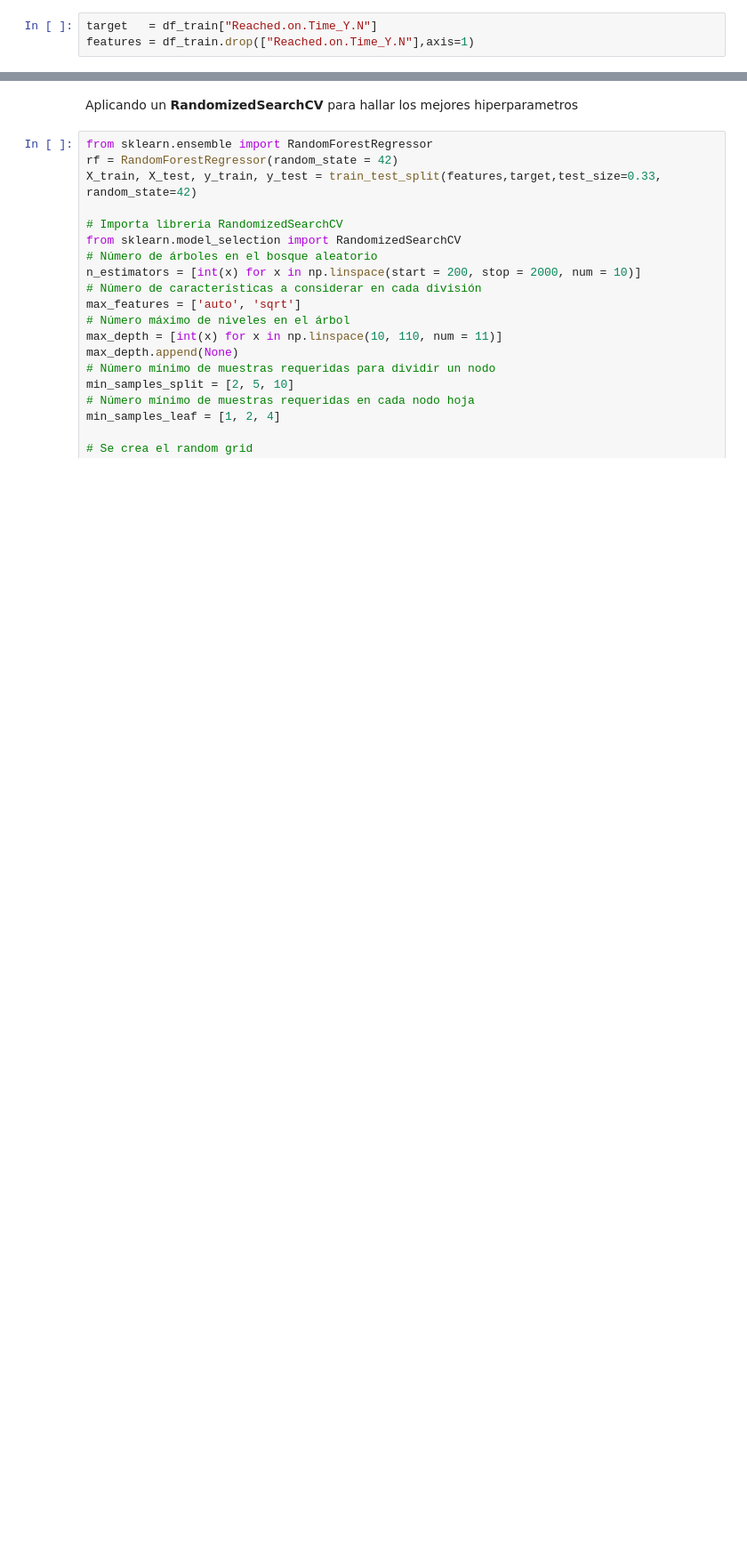
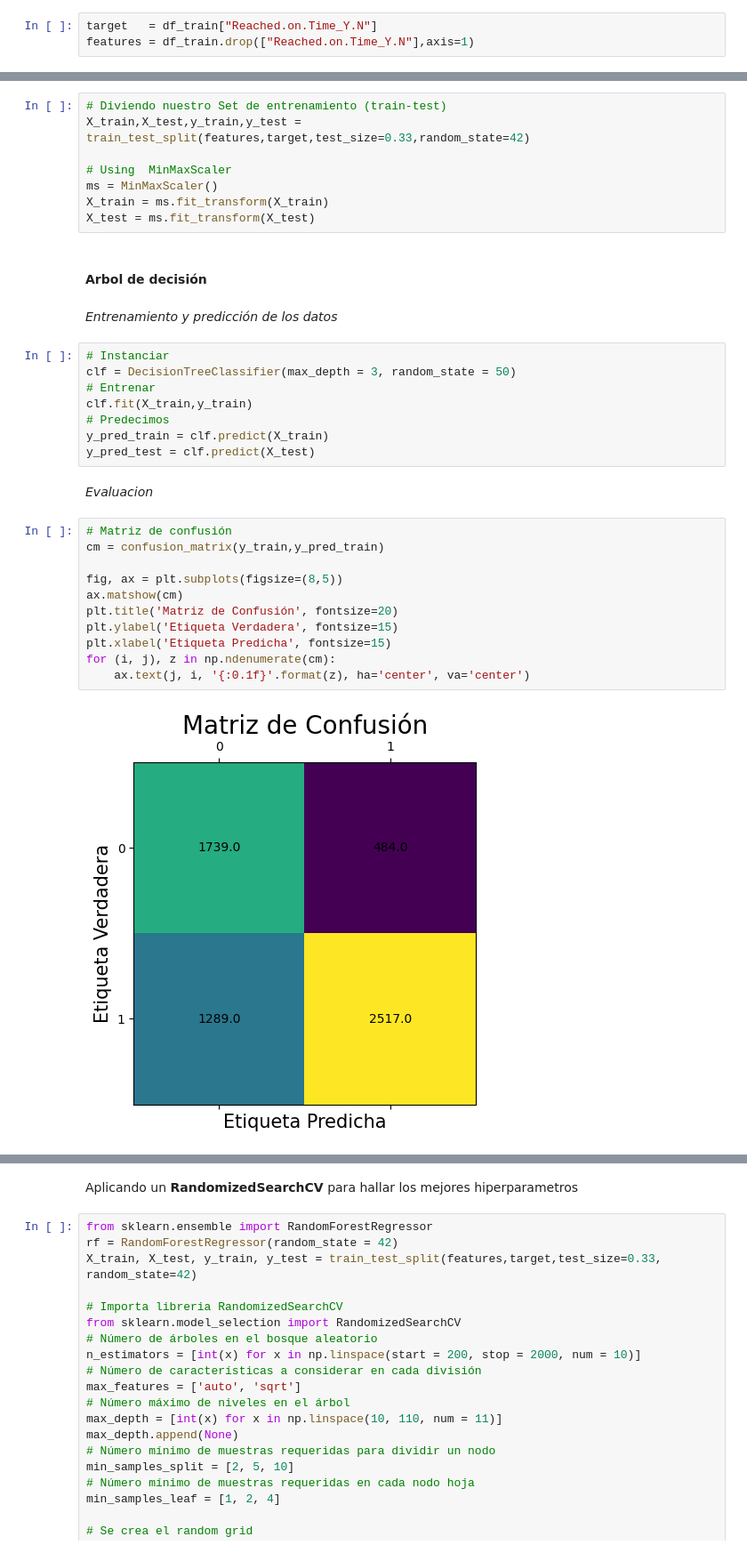
Before and after one commit to Yoelcaro14/Datathon_PI2, a Jupyter notebook: code_PI2.ipynb, the cells around one changed output, grey strips where cells are left out. Shown at 89% size. Cells and saved outputs as stored; diff of their text form; blank space fills up the shorter version.

```diff
--- a/code_PI2.ipynb
+++ b/code_PI2.ipynb
@@ -281,0 +265,35 @@ PRUEBA 5
+# %%
+# Diviendo nuestro Set de entrenamiento (train-test)
+X_train,X_test,y_train,y_test = train_test_split(features,target,test_size=0.33,random_state=42)
+
+# Using  MinMaxScaler
+ms = MinMaxScaler()
+X_train = ms.fit_transform(X_train)
+X_test = ms.fit_transform(X_test)
+# %% [markdown]
+#### **Arbol de decisión**
+# %% [markdown]
+*Entrenamiento y predicción de los datos*
+# %%
+# Instanciar
+clf = DecisionTreeClassifier(max_depth = 3, random_state = 50)
+# Entrenar
+clf.fit(X_train,y_train)
+# Predecimos
+y_pred_train = clf.predict(X_train)
+y_pred_test = clf.predict(X_test)
+# %% [markdown]
+*Evaluacion*
+# %%
+# Matriz de confusión
+cm = confusion_matrix(y_train,y_pred_train)
+
+fig, ax = plt.subplots(figsize=(8,5))
+ax.matshow(cm)
+plt.title('Matriz de Confusión', fontsize=20)
+plt.ylabel('Etiqueta Verdadera', fontsize=15)
+plt.xlabel('Etiqueta Predicha', fontsize=15)
+for (i, j), z in np.ndenumerate(cm):
+    ax.text(j, i, '{:0.1f}'.format(z), ha='center', va='center')
+# %% [output]
+[figure, added]
```
Also changed, not shown: parts of 42 cells of this notebook.
